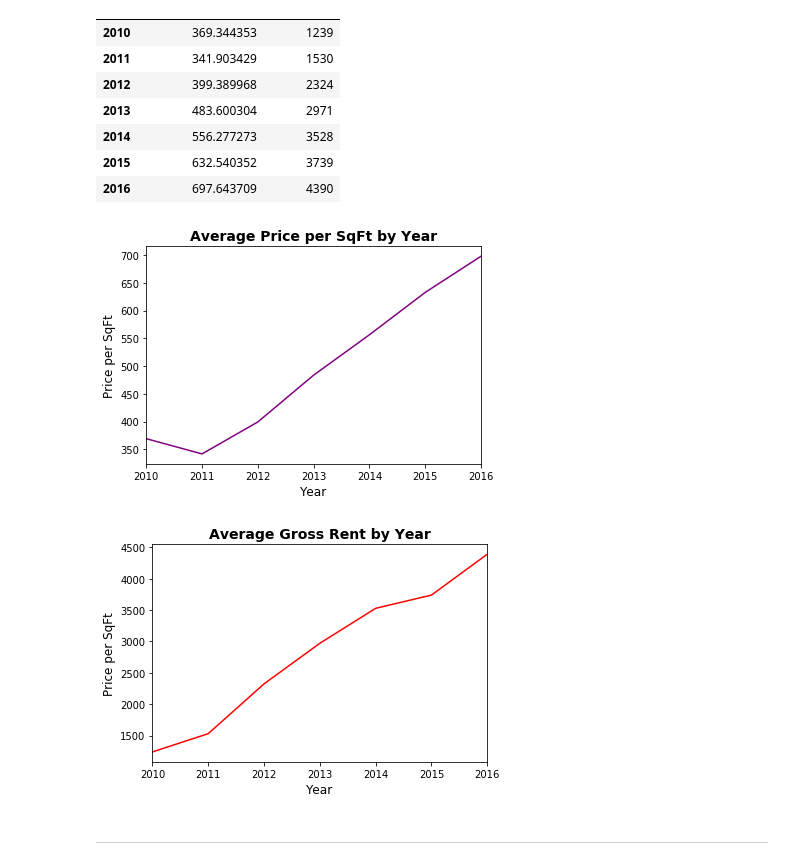
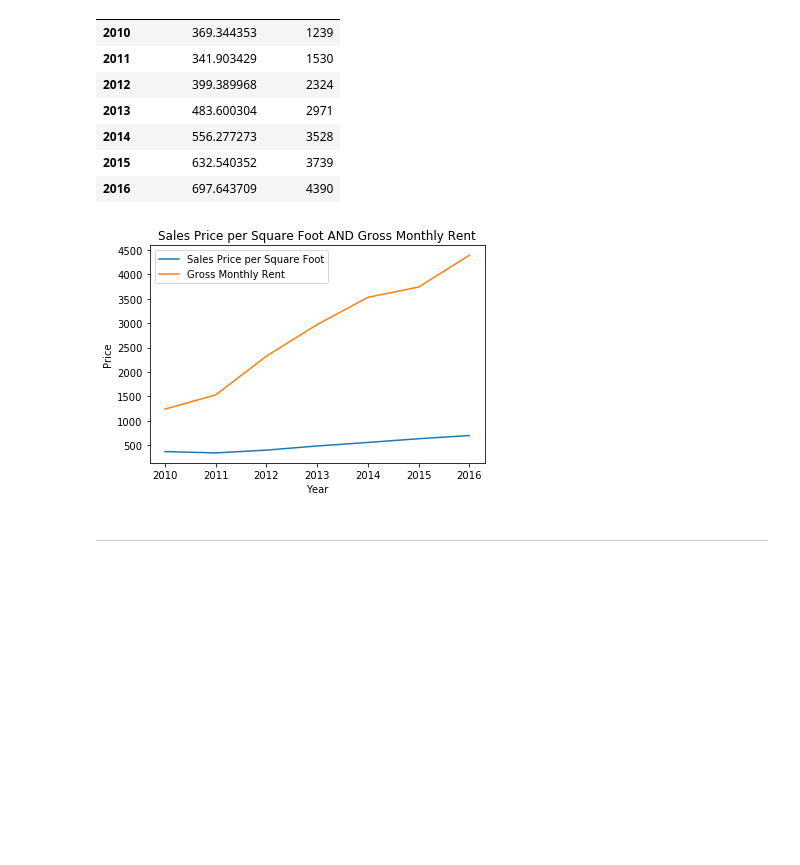
Before and after one commit to Row-Bell/Unit_6_Pythonic_Monopoly, a Jupyter notebook: rental_analysis.ipynb, the cells around one changed output. Cells and saved outputs as stored; diff of their text form; code cells hidden in the pictures; blank space fills up the shorter version.

```diff
--- a/rental_analysis.ipynb
+++ b/rental_analysis.ipynb
@@ -89,6 +99,8 @@ In this section, you will calculate the average monthly rent and the average pri
 **Optional challenge:** Plot each line chart in a different color.
 # %%
 # Calculate the average sale price per square foot and average gross rent
+sales_price_and_gross_rent = sfo_data_mean.drop(columns = 'housing_units')
+sales_price_and_gross_rent
 # %% [output]
 |  | sale_price_sqr_foot | gross_rent |
 | year |  |  |
@@ -101,16 +113,22 @@ In this section, you will calculate the average monthly rent and the average pri
 | 2016 | 697.643709 | 4390 |
 # %%
 # Create two line charts, one to plot the average sale price per square foot and another for average montly rent
+plt.xlabel('Year')
+plt.ylabel('Price')
+plt.title('Sales Price per Square Foot AND Gross Monthly Rent')
+
 
 # Line chart for average sale price per square foot
-# YOUR CODE HERE!
+plt.plot(sales_price_and_gross_rent['sale_price_sqr_foot'], label='Sales Price per Square Foot')
 
 
 # Line chart for average montly rent
-# YOUR CODE HERE!
+plt.plot(sales_price_and_gross_rent['gross_rent'], label='Gross Monthly Rent')
+
+plt.legend()
+plt.show()
 # %% [output]
-[figure, old version]
+[figure, new version]
-[figure, removed]
 # %% [markdown]
 - - -
 # %% [markdown]
```
Also changed, not shown: parts of 2 cells of this notebook.
